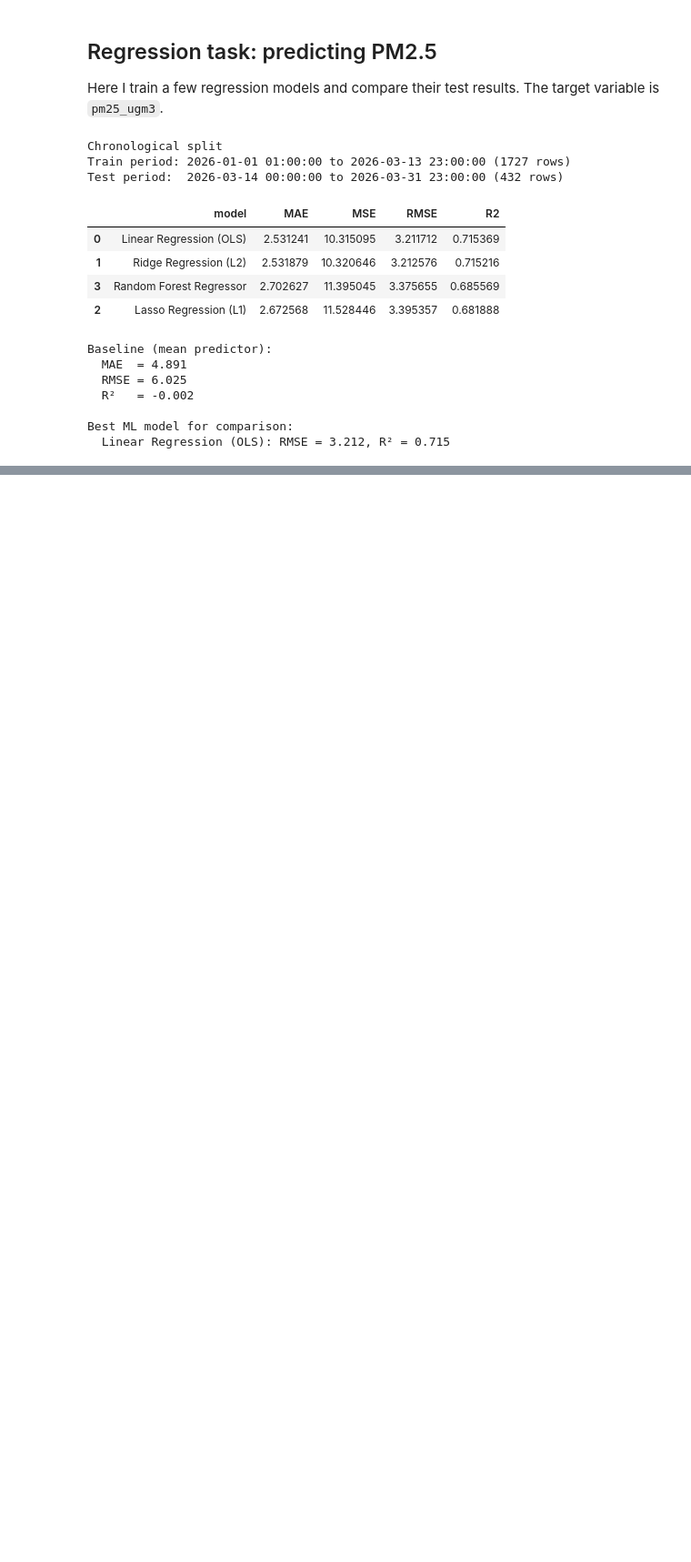
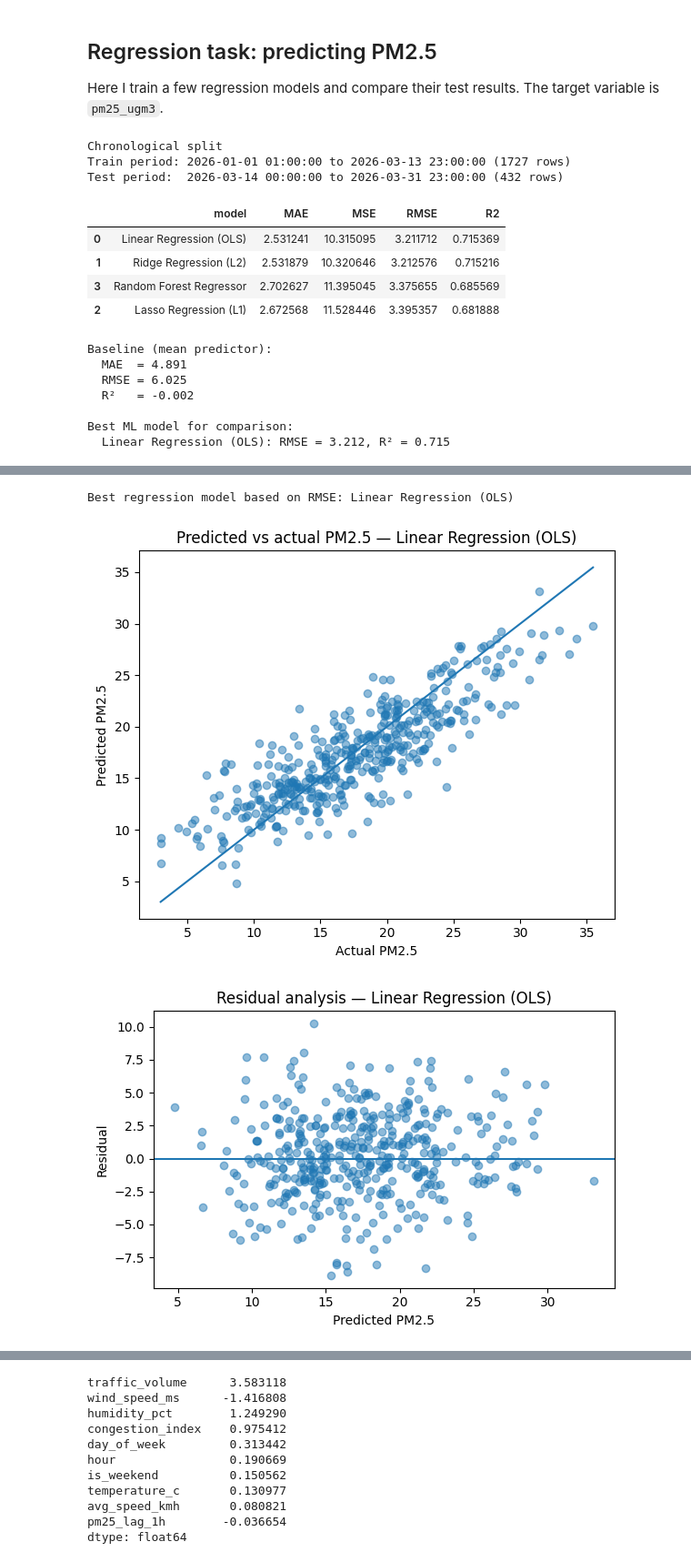
Before and after one commit to hktodorova/urban_air_quality_project, a Jupyter notebook: notebooks/urban_air_quality_analysis.ipynb, the cells around one changed output, grey strips where cells are left out. Shown at 91% size. Cells and saved outputs as stored; diff of their text form; code cells hidden in the pictures; blank space fills up the shorter version.

Commit message:
Add regression cross-validation and interpretation

```diff
--- a/notebooks/urban_air_quality_analysis.ipynb
+++ b/notebooks/urban_air_quality_analysis.ipynb
@@ -428,0 +459,60 @@ Best ML model for comparison:
+# %%
+# Select the best regression model using the evaluation table above.
+# Lower RMSE is better, so this avoids hard-coding Random Forest as the best model.
+best_model_name = regression_results.sort_values("RMSE").iloc[0]["model"]
+best_reg = models[best_model_name]
+
+reg_pred = best_reg.predict(X_test)
+print(f"Best regression model based on RMSE: {best_model_name}")
+
+plt.figure(figsize=(6, 5))
+plt.scatter(y_test, reg_pred, alpha=0.5)
+plt.plot([y_test.min(), y_test.max()], [y_test.min(), y_test.max()])
+plt.title(f"Predicted vs actual PM2.5 — {best_model_name}")
+plt.xlabel("Actual PM2.5")
+plt.ylabel("Predicted PM2.5")
+plt.tight_layout()
+plt.show()
+
+residuals = y_test - reg_pred
+plt.figure(figsize=(6, 4))
+plt.scatter(reg_pred, residuals, alpha=0.5)
+plt.axhline(0)
+plt.title(f"Residual analysis — {best_model_name}")
+plt.xlabel("Predicted PM2.5")
+plt.ylabel("Residual")
+plt.tight_layout()
+plt.show()
+
+# Interpret the selected model safely.
+# Pipelines store the trained estimator in the "model" step.
+if best_model_name in ["Linear Regression (OLS)", "Ridge Regression (L2)", "Lasso Regression (L1)"]:
+    final_estimator = best_reg.named_steps["model"]
+    coefficients = pd.Series(final_estimator.coef_, index=features).sort_values(ascending=True)
+
+    plt.figure(figsize=(7, 5))
+    plt.barh(coefficients.index, coefficients.values)
+    plt.title(f"Regression coefficients — {best_model_name}")
+    plt.xlabel("Coefficient")
+    plt.tight_layout()
+    plt.show()
+
+    display(coefficients.reindex(coefficients.abs().sort_values(ascending=False).index))
+
+elif hasattr(best_reg, "feature_importances_"):
+    importances = pd.Series(best_reg.feature_importances_, index=features).sort_values(ascending=True)
+
+    plt.figure(figsize=(7, 5))
+    plt.barh(importances.index, importances.values)
+    plt.title(f"Feature importance — {best_model_name}")
+    plt.xlabel("Importance")
+    plt.tight_layout()
+    plt.show()
+
+    display(importances.sort_values(ascending=False))
+else:
+    print("No direct coefficient or feature-importance output is available for this model.")
+# %% [output]
+Best regression model based on RMSE: Linear Regression (OLS)
+[figure, added]
+[figure, added]
@@ -428,0 +520,11 @@ Best ML model for comparison:
+traffic_volume      3.583118
+wind_speed_ms      -1.416808
+humidity_pct        1.249290
+congestion_index    0.975412
+day_of_week         0.313442
+hour                0.190669
+is_weekend          0.150562
+temperature_c       0.130977
+avg_speed_kmh       0.080821
+pm25_lag_1h        -0.036654
+dtype: float64
```
Also changed, not shown: parts of 4 cells of this notebook.
